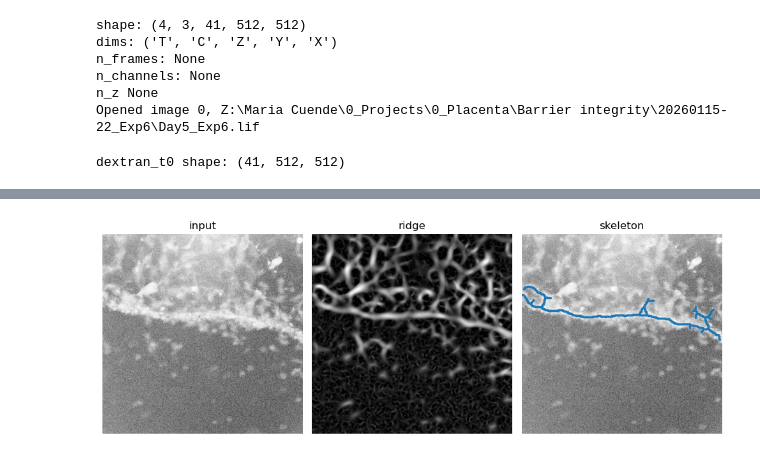
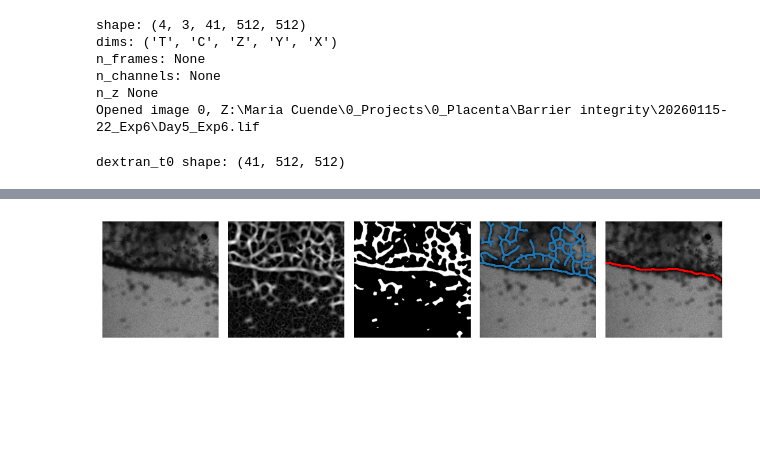
Before and after one commit to isobelth/image_quantification, a Jupyter notebook: Vasculature/placenta_perfusion.ipynb, the cells around one changed output, grey strips where cells are left out. Drawn from its saved outputs; the diff is of its cells as text; code cells hidden in the pictures; blank space fills up the shorter version.

Commit message:
working path minimisation that minimises time off skeleton and path length

```diff
--- a/Vasculature/placenta_perfusion.ipynb
+++ b/Vasculature/placenta_perfusion.ipynb
@@ -140,31 +74,0 @@ plt.imshow(bw)
-# %%
-
-# 4) cleanup
-bw = binary_closing(bw, footprint=disk(2))
-bw = remove_small_objects(bw, min_size=600)
-# bw = remove_small_holes(bw, area_threshold=200)
-
-# 5) skeletonize to get a 1-pixel line
-skel = skeletonize(bw)
-
-# 6) keep the main curve (largest skeleton component)
-lab = label(skel)
-if lab.max() > 0:
-    props = regionprops(lab)
-    biggest = max(props, key=lambda p: p.area)
-    skel_main = (lab == biggest.label)
-else:
-    skel_main = skel
-
-# Visual check
-plt.figure(figsize=(10,4))
-plt.subplot(1,3,1); plt.title("input"); plt.imshow(slice, cmap="gray"); plt.axis("off")
-plt.subplot(1,3,2); plt.title("ridge"); plt.imshow(ridge, cmap="gray"); plt.axis("off")
-plt.subplot(1,3,3); plt.title("skeleton"); plt.imshow(slice, cmap="gray");
-ys, xs = np.nonzero(skel_main)
-plt.scatter(xs, ys, s=2)
-plt.axis("off")
-plt.tight_layout()
-plt.show()
-# %% [output]
-[figure, removed]
@@ -171 +141,49 @@ plt.show()
+# %%
+example_z = 28
+slc = dextran_t0[example_z, :, :]  # renamed from `slice` to avoid shadowing built-in slice()
+
+img_s = gaussian(slc, sigma=2)
+img_s = exposure.equalize_adapthist(img_s, clip_limit=0.01)
+ridge = sato(img_s, sigmas=np.linspace(2, 8, 10), black_ridges=True)
+ridge = exposure.rescale_intensity(ridge)
+
+thr = threshold_yen(ridge)
+bw = ridge > thr
+
+bw = binary_closing(bw, footprint=disk(9))
+
+skel = skeletonize(bw)
+
+lab = label(skel)
+if lab.max() > 0:
+    props = regionprops(lab)
+    props_sorted = sorted(props, key=lambda p: p.area, reverse=True)
+    # keep top three (or fewer if <3 exist)
+    labels_to_keep = [p.label for p in props_sorted[:3]]
+    skel_main = np.isin(lab, labels_to_keep)
+else:
+    skel_main = skel
+
+path_mask = find_best_left_right_route(skel_main)
+
+
+# ----------------------------
+# Visual check
+# ----------------------------
+fig, ax = plt.subplots(ncols=5, figsize=(10, 4))
+ax[0].imshow(slc, cmap="gray")
+ax[1].imshow(ridge, cmap="gray")
+ax[2].imshow(bw, cmap="gray")
+ax[3].imshow(slc, cmap="gray")
+ys, xs = np.nonzero(skel_main)
+ax[3].scatter(xs, ys, s=1)
+ax[4].imshow(slc, cmap="gray")
+y, x = np.nonzero(path_mask)
+ax[4].scatter(x, y, s=1, c="red")
+for a in ax:
+    a.axis("off")
+plt.tight_layout()
+plt.show()
+# %% [output]
+[figure, added]
 # %%
```
Also changed, not shown: parts of 10 cells of this notebook.
